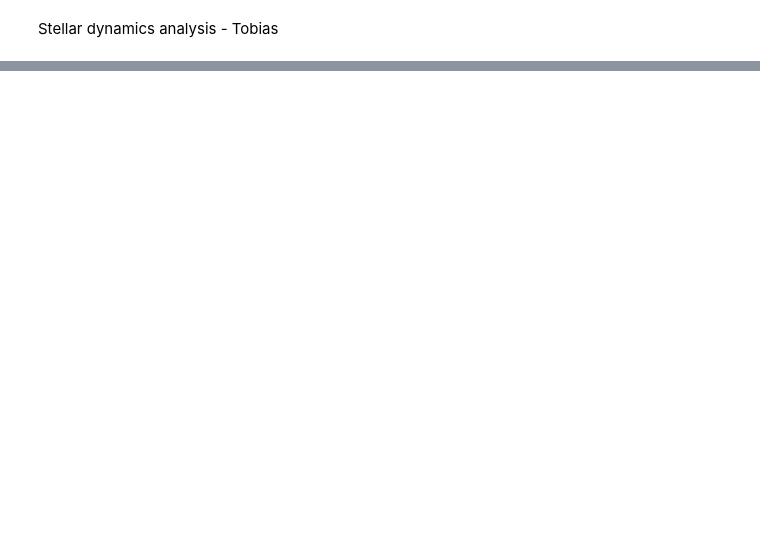
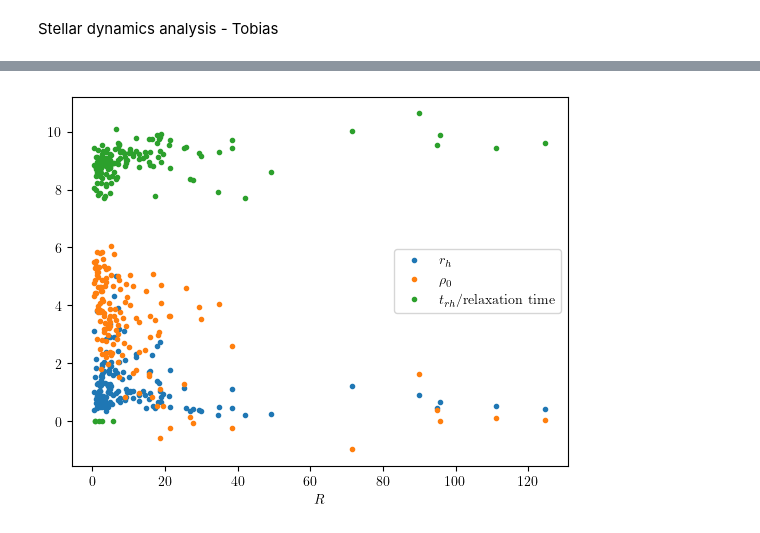
Before and after one commit to eddikebrygger/PHYS3116---Project, a Jupyter notebook: Main_file.ipynb, the cells around one changed output, grey strips where cells are left out. Saved outputs shown, nothing was run; the diff lists cells and outputs as text; code cells hidden in the pictures; blank space fills up the shorter version.

```diff
--- a/Main_file.ipynb
+++ b/Main_file.ipynb
@@ -77,6 +79,4 @@ Stellar dynamics analysis - Tobias
 # %%
-rc('font', **{'family': 'serif', 'serif': ['Computer Modern']})
-rc('text', usetex=True)
 R_gc = pd.to_numeric(harris_p1['R_gc'],errors='coerce')
 X = pd.to_numeric(harris_p1['X'],errors='coerce')
 Y = pd.to_numeric(harris_p1['Y'],errors='coerce')
@@ -84,17 +84,12 @@ Z = pd.to_numeric(harris_p1['Z'],errors='coerce')
 R_Sun = pd.to_numeric(harris_p1['R_Sun'],errors='coerce')
 sig_v = pd.to_numeric(harris_p3['sig_v'],errors='coerce')
 v_r = pd.to_numeric(harris_p3['v_r'],errors='coerce')
-mtlc = pd.to_numeric(harris_p2['[Fe/H]'],errors='coerce')
+
 rho_0 = pd.to_numeric(harris_p3['rho_0'],errors='coerce')
 mu_V = pd.to_numeric(harris_p3['mu_V'],errors='coerce')
 c = pd.to_numeric(harris_p3['c'],errors='coerce')
-BmV = pd.to_numeric(harris_p2['B-V'],errors='coerce')
-ellip = pd.to_numeric(harris_p2['ellip'],errors='coerce')
+
+
 r_c = pd.to_numeric(harris_p3['r_c'],errors='coerce')
 r_h = pd.to_numeric(harris_p3['r_h'],errors='coerce')
-M_V = pd.to_numeric(harris_p2['M_V,t'],errors='coerce')
-V_t = pd.to_numeric(harris_p2['V_t'],errors='coerce')
-wt = pd.to_numeric(harris_p2['wt'],errors='coerce')
-L = pd.to_numeric(harris_p1['L'],errors='coerce')
-B = pd.to_numeric(harris_p1['B'],errors='coerce')
-mask = mtlc > -0.8
+t_rh = pd.to_numeric(harris_p3['lg_th'],errors='coerce')
@@ -120,0 +118,11 @@ RuntimeError: Failed to process string with tex because latex could not be found
+# %%
+plt.figure()
+plt.plot(R_gc,r_h,'.',label=r'$r_h$')
+plt.plot(R_gc,rho_0,'.',label=r'$\rho_0$')
+plt.plot(R_gc,t_rh,'.',label=r'$t_{rh}/$relaxation time')
+plt.xlabel(r'$R$')
+plt.legend()
+# plt.ylabel(r'$\rho_0$')
+plt.show()
+# %% [output]
+[figure, added]
```
Also changed, not shown: parts of 14 cells of this notebook.
